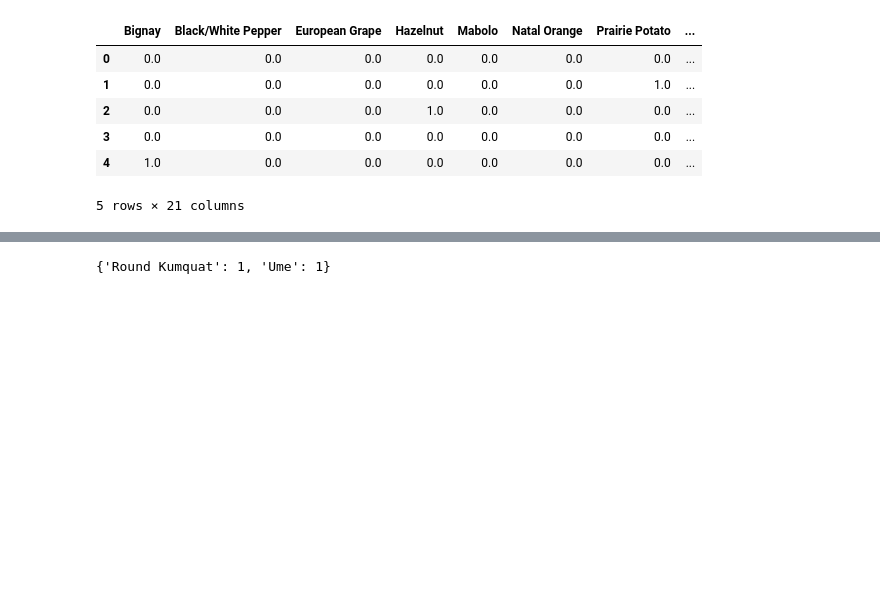
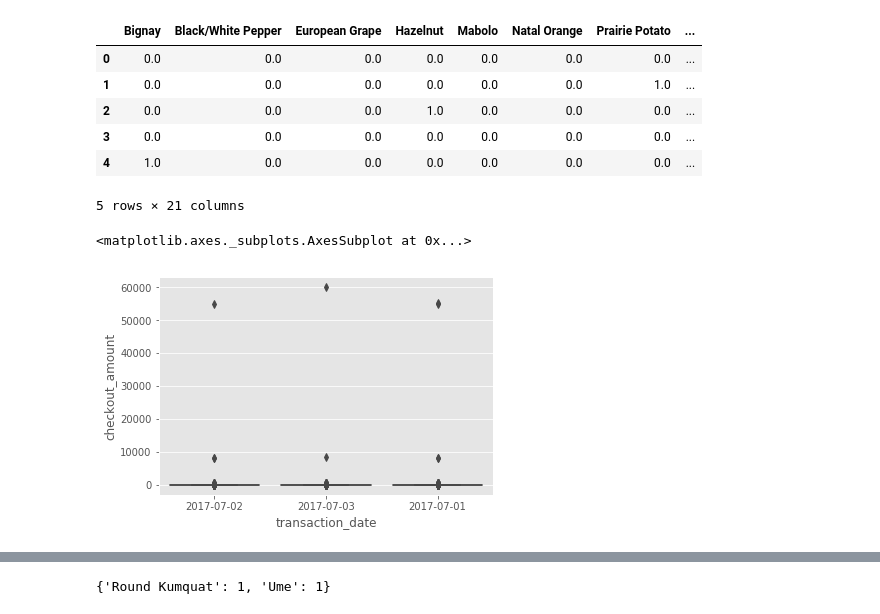
Before and after one commit to dtsmith2001/p-data-challenge, a Jupyter notebook: Explorations.ipynb, the cells around one changed output, grey strips where cells are left out. Cells and saved outputs as stored; diff of their text form; code cells hidden in the pictures; blank space fills up the shorter version.

```diff
--- a/Explorations.ipynb
+++ b/Explorations.ipynb
@@ -6,6 +6,12 @@ from urllib.parse import urlparse
 from urllib.parse import parse_qs
 from datetime import datetime
 
+%matplotlib inline
+from matplotlib import pyplot as plt
+plt.style.use('ggplot')
+import seaborn as sns
+
+import boto3
 import numpy as np
 import pandas as pd
 # %% [markdown]
@@ -157,4 +142,9 @@ fr.head()
 | 3 | 0.0 | 0.0 | 0.0 | 0.0 | 0.0 | 0.0 | 0.0 | ... |
 | 4 | 1.0 | 0.0 | 0.0 | 0.0 | 0.0 | 0.0 | 0.0 | ... |
 5 rows × 21 columns
+# %%
+sns.boxplot(x="transaction_date", y="checkout_amount", data=fr)
+# %% [output]
+<matplotlib.axes._subplots.AxesSubplot at 0x...>
+[figure, added]
 # %%
```
Also changed, not shown: parts of 37 cells of this notebook, 1 other file.
